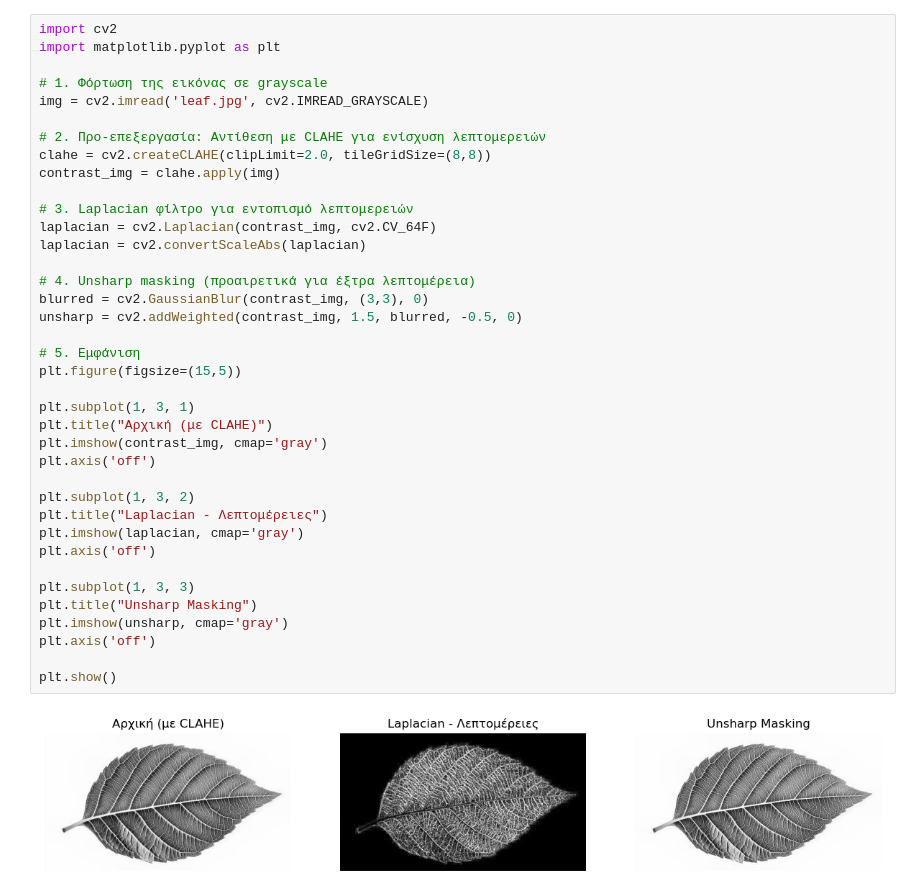
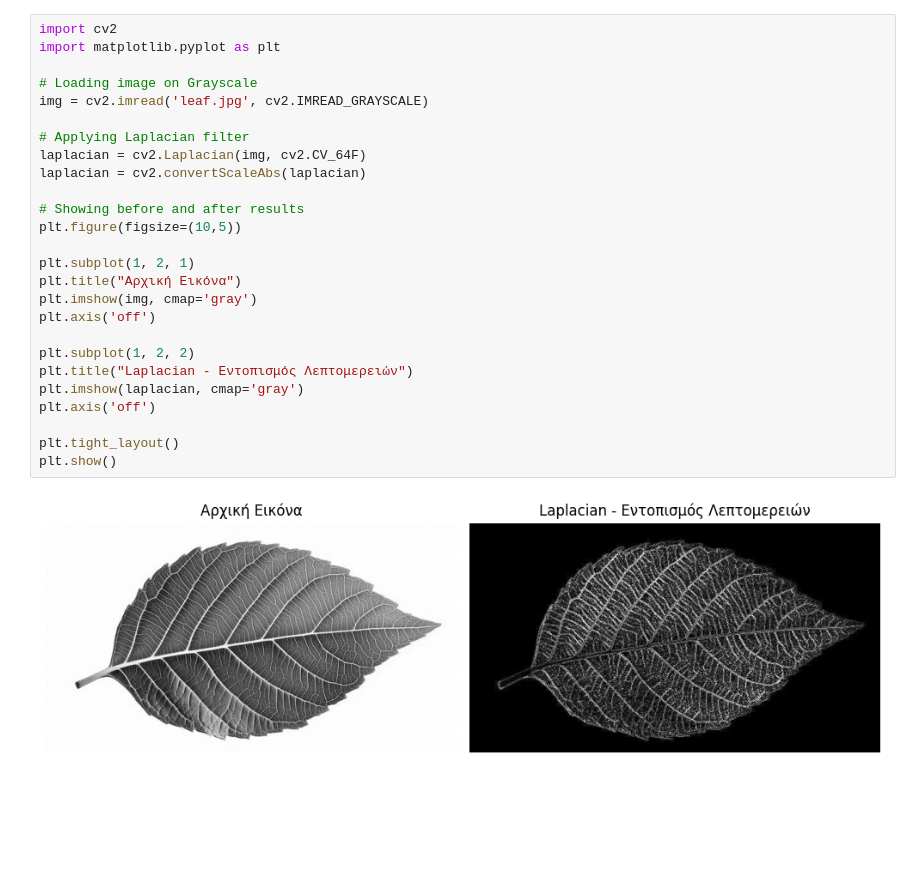
Before and after one commit to FOTIS21/EIKONES, a Jupyter notebook: ex3_2.ipynb, the cells around one changed output. Drawn from its saved outputs; the diff is of its cells as text; blank space fills up the shorter version.

```diff
--- a/ex3_2.ipynb
+++ b/ex3_2.ipynb
@@ -63,40 +69,28 @@ plt.show()
 # %%
 import cv2
 import matplotlib.pyplot as plt
 
-# 1. Φόρτωση της εικόνας σε grayscale
+# Loading image on Grayscale
 img = cv2.imread('leaf.jpg', cv2.IMREAD_GRAYSCALE)
 
-# 2. Προ-επεξεργασία: Αντίθεση με CLAHE για ενίσχυση λεπτομερειών
-clahe = cv2.createCLAHE(clipLimit=2.0, tileGridSize=(8,8))
-contrast_img = clahe.apply(img)
-
-# 3. Laplacian φίλτρο για εντοπισμό λεπτομερειών
-laplacian = cv2.Laplacian(contrast_img, cv2.CV_64F)
+# Applying Laplacian filter
+laplacian = cv2.Laplacian(img, cv2.CV_64F)
 laplacian = cv2.convertScaleAbs(laplacian)
 
-# 4. Unsharp masking (προαιρετικά για έξτρα λεπτομέρεια)
-blurred = cv2.GaussianBlur(contrast_img, (3,3), 0)
-unsharp = cv2.addWeighted(contrast_img, 1.5, blurred, -0.5, 0)
+# Showing before and after results
+plt.figure(figsize=(10,5))
 
-# 5. Εμφάνιση
-plt.figure(figsize=(15,5))
-
-plt.subplot(1, 3, 1)
-plt.title("Αρχική (με CLAHE)")
-plt.imshow(contrast_img, cmap='gray')
+plt.subplot(1, 2, 1)
+plt.title("Αρχική Εικόνα")
+plt.imshow(img, cmap='gray')
 plt.axis('off')
 
-plt.subplot(1, 3, 2)
-plt.title("Laplacian - Λεπτομέρειες")
+plt.subplot(1, 2, 2)
+plt.title("Laplacian - Εντοπισμός Λεπτομερειών")
 plt.imshow(laplacian, cmap='gray')
 plt.axis('off')
 
-plt.subplot(1, 3, 3)
-plt.title("Unsharp Masking")
-plt.imshow(unsharp, cmap='gray')
-plt.axis('off')
-
+plt.tight_layout()
 plt.show()
 # %% [output]
-[figure, old version]
+[figure, new version]
```
Also changed, not shown: parts of 2 cells of this notebook, 10 other files.
